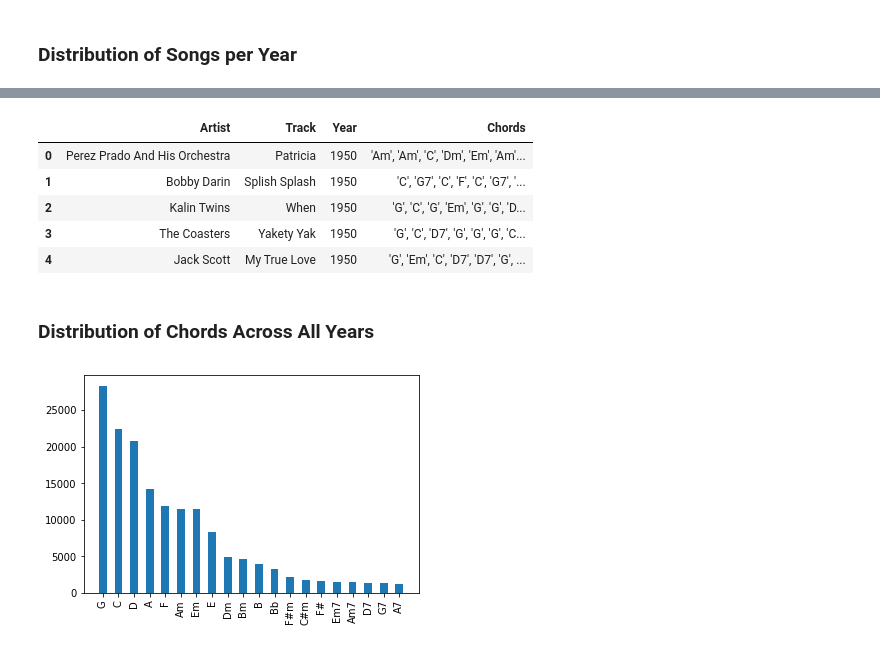
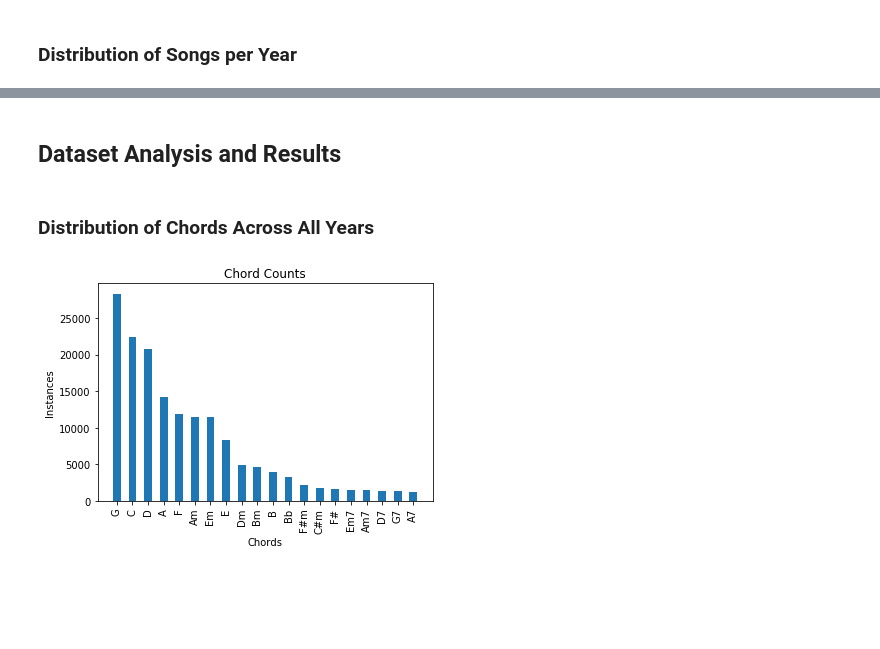
Before and after one commit to IanCarrasco/chord-scraper, a Jupyter notebook: Chronochord.ipynb, the cells around one changed output, grey strips where cells are left out. Saved outputs shown, nothing was run; the diff lists cells and outputs as text; code cells hidden in the pictures; blank space fills up the shorter version.

Commit message:
Added genre code

```diff
--- a/Chronochord.ipynb
+++ b/Chronochord.ipynb
@@ -8,0 +131,15 @@ import numpy as np
+# %%
+def get_artist_genre(artist):
+    artist = wikipedia.search(artist + " music")
+    artist = wikipedia.page(artist[0])
+    artist = BeautifulSoup(artist.html(), "lxml")
+    table = artist.find('table', {'class': 'infobox'})
+    try:
+        th = table.find('th', text='Genres')
+        tr = th.parent
+        lst = []
+        for genre in tr.find_all('a'):
+            lst.append(genre.text.lower())
+        return lst
+    except Exception:
+        return 'No Genre'
@@ -8,0 +162,5 @@ import numpy as np
+# %%
+df = pd.read_csv('https://raw.githubusercontent.com/IanCarrasco/chord-scraper/master/chords.csv?token=AD2SIKN6AWGXP5YVX4FYQQS47DQ6U')
+df['Chords'] = df['Chords'].str[1:-1].replace("'", '')
+tqdm.pandas()
+df['Genre'] = df['Artist'].progress_apply(get_artist_genre)
@@ -9,6 +184,2 @@ import numpy as np
 # %% [markdown]
 ### Distribution of Songs per Year
-# %%
-df = pd.read_csv('chords.csv')
-df['Chords'] = df['Chords'].str[1:-1].replace("'", '')
-df.hist(column='Year')
@@ -19,12 +186,5 @@ array([[<matplotlib.axes._subplots.AxesSubplot object at 0x...>]],
-# %%
-df.head()
-# %% [output]
-|  | Artist | Track | Year | Chords |
-| 0 | Perez Prado And His Orchestra | Patricia | 1950 | 'Am', 'Am', 'C', 'Dm', 'Em', 'Am'... |
-| 1 | Bobby Darin | Splish Splash | 1950 | 'C', 'G7', 'C', 'F', 'C', 'G7', '... |
-| 2 | Kalin Twins | When | 1950 | 'G', 'C', 'G', 'Em', 'G', 'G', 'D... |
-| 3 | The Coasters | Yakety Yak | 1950 | 'G', 'C', 'D7', 'G', 'G', 'G', 'C... |
-| 4 | Jack Scott | My True Love | 1950 | 'G', 'Em', 'C', 'D7', 'D7', 'G', ... |
+# %% [markdown]
+## Dataset Analysis and Results
 # %% [markdown]
 ### Distribution of Chords Across All Years
 # %%
@@ -44,8 +204,11 @@ chord_counts = [x[1] for x in chords1][:20]
 # %%
 indexes = np.arange(len(chord_names))
 width = 0.7
+plt.title('Chord Counts')
 plt.bar(indexes, chord_counts, 0.5)
 plt.xticks(indexes, chord_names, rotation="vertical")
+plt.xlabel('Chords'),# fontdict=None, labelpad=None, **kwargs
+plt.ylabel('Instances')#could be renamed to 'Indexes'
 plt.show()
 # %% [output]
-[figure, old version]
+[figure, new version]
```
Also changed, not shown: parts of 43 cells of this notebook.
